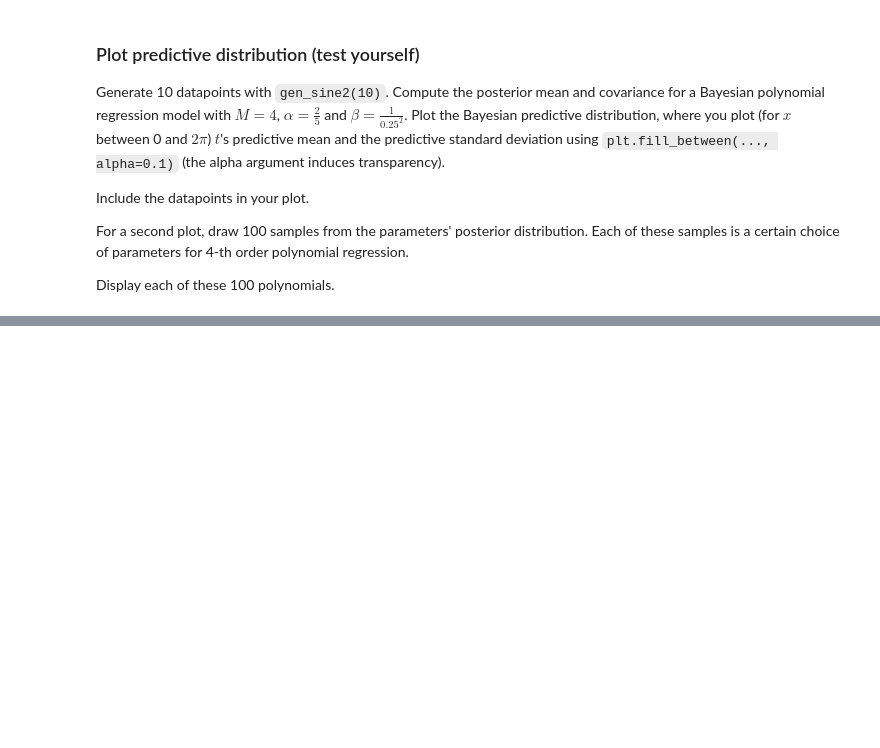
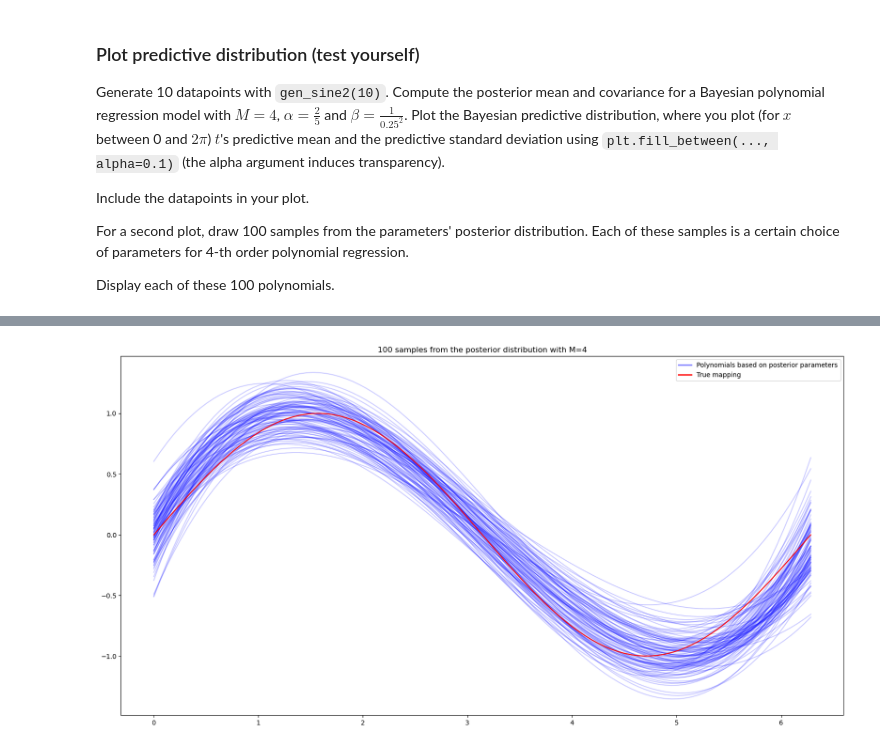
Before and after one commit to Coluding/ML1Labs, a Jupyter notebook: lab1.ipynb, the cells around one changed output, grey strips where cells are left out. Drawn from its saved outputs; the diff is of its cells as text; code cells hidden in the pictures; blank space fills up the shorter version.

```diff
--- a/lab1.ipynb
+++ b/lab1.ipynb
@@ -574,0 +496,17 @@ torch.Size([2, 4, 16])
+# %%
+# Generate 100 samples from the posterior distribution
+num_samples = 100
+samples = np.random.multivariate_normal(m, S, num_samples)
+
+x = np.linspace(0, 2*np.pi, 100)
+Phi = designmatrix(x, M)
+predictions = Phi @ samples.T
+
+plt.plot(x, predictions, 'b-', alpha=0.2, label='Polynomials based on posterior parameters')
+plt.plot(x, np.sin(x), 'r-', label='True mapping')
+plt.title(f'100 samples from the posterior distribution with M={M}')
+plt.legend(custom_lines, ['Polynomials based on posterior parameters', 'True mapping'])
+
+plt.show()
+# %% [output]
+[figure, added]
```
Also changed, not shown: parts of 11 cells of this notebook.
